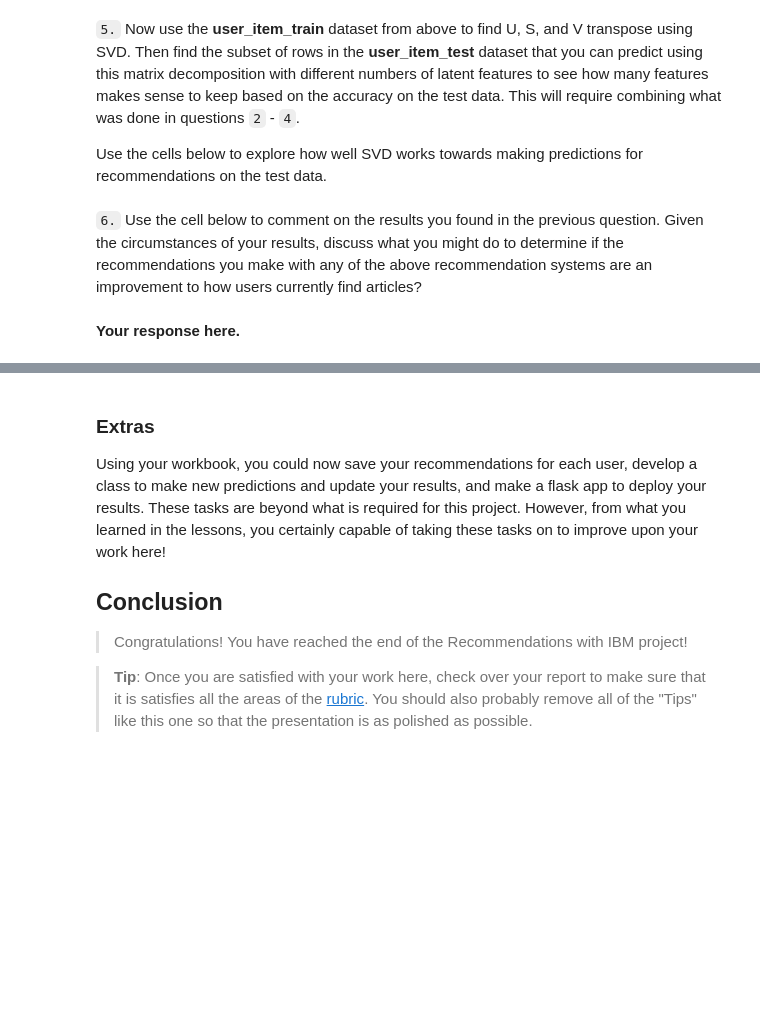
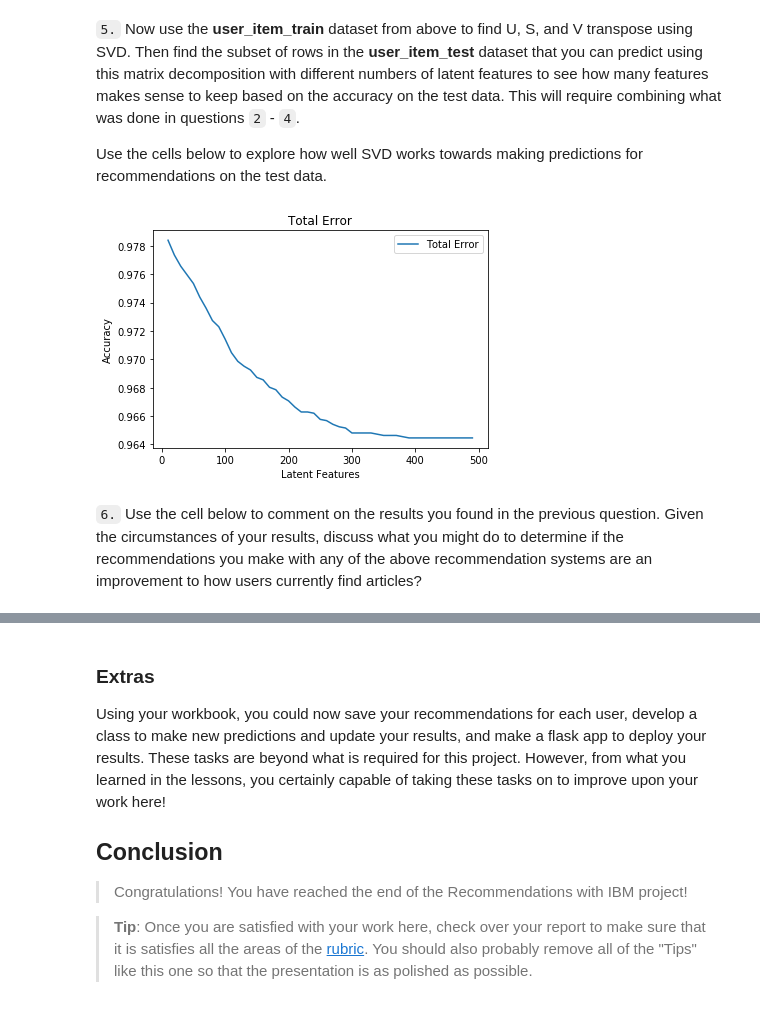
Before and after one commit to chpolyzo/DSND, a Jupyter notebook: recommendation_engines/Recommendations_with_IBM.ipynb, the cells around one changed output, grey strips where cells are left out. Cells and saved outputs as stored; diff of their text form; code cells hidden in the pictures; blank space fills up the shorter version.

```diff
--- a/recommendation_engines/Recommendations_with_IBM.ipynb
+++ b/recommendation_engines/Recommendations_with_IBM.ipynb
@@ -785,0 +952,9 @@ u_train, s_train, vt_train = # fit svd similar to above then use the cells below
+# %%
+# It looks like we need to use numpy arrays here
+# convert train indexes and articles
+train_idx = np.array(user_item_train.index)
+train_arts = np.array(user_item_train.columns)
+
+# convert test indexes and articles
+shared_idx = np.array(shared_idx)
+shared_arts = np.array(shared_arts)
@@ -786,4 +979,40 @@ u_train, s_train, vt_train = # fit svd similar to above then use the cells below
+# %%
+user_item_test_final = user_item_test.iloc[test_indexes,:]
+user_item_train_final = user_item_train.iloc[train_indexes, train_articles]
+# %%
+
+latent_feats = np.arange(10,500,10)
+sum_errors = []
+
+for k in latent_feats:
+
+    # create s, u, v transpose matrices with k features each time
+    s_train_k, u_train_k, vt_train_k = np.diag(s_train[:k]), u_train[:, :k], vt_train[:k, :]
+
+    # Create test matrices using k features
+    s_test_k, u_test_k, vt_test_k = s_train_k, u_train_k[train_indexes,:], vt_train_k[:,train_articles]
+
+    # make the preciction set
+    u_item_test_set_hat = np.around(np.dot(np.dot(u_test_k, s_test_k), vt_test_k))
+
+    # check error, that is the difference between predicted and actual values
+    error = np.subtract(user_item_test_final, u_item_test_set_hat)
+
+    # sum of error
+    total_error = np.sum(np.sum(np.abs(error)))
+    sum_errors.append(total_error)
+# %%
+test_rows = user_item_test_final.shape[0]
+test_cols = user_item_test_final.shape[1]
+interactions_count = test_rows * test_cols
+# %%
+# Plot test accuracy and latent features
+plt.plot(latent_feats, 1 - np.array(sum_errors) / interactions_count, label = "Total Error");
+plt.xlabel('Latent Features')
+plt.ylabel('Accuracy')
+plt.title('Total Error')
+plt.legend();
+# %% [output]
+[figure, added]
 # %% [markdown]
 `6.` Use the cell below to comment on the results you found in the previous question. Given the circumstances of your results, discuss what you might do to determine if the recommendations you make with any of the above recommendation systems are an improvement to how users currently find articles?
-# %% [markdown]
-**Your response here.**
```
Also changed, not shown: parts of 33 cells of this notebook.
